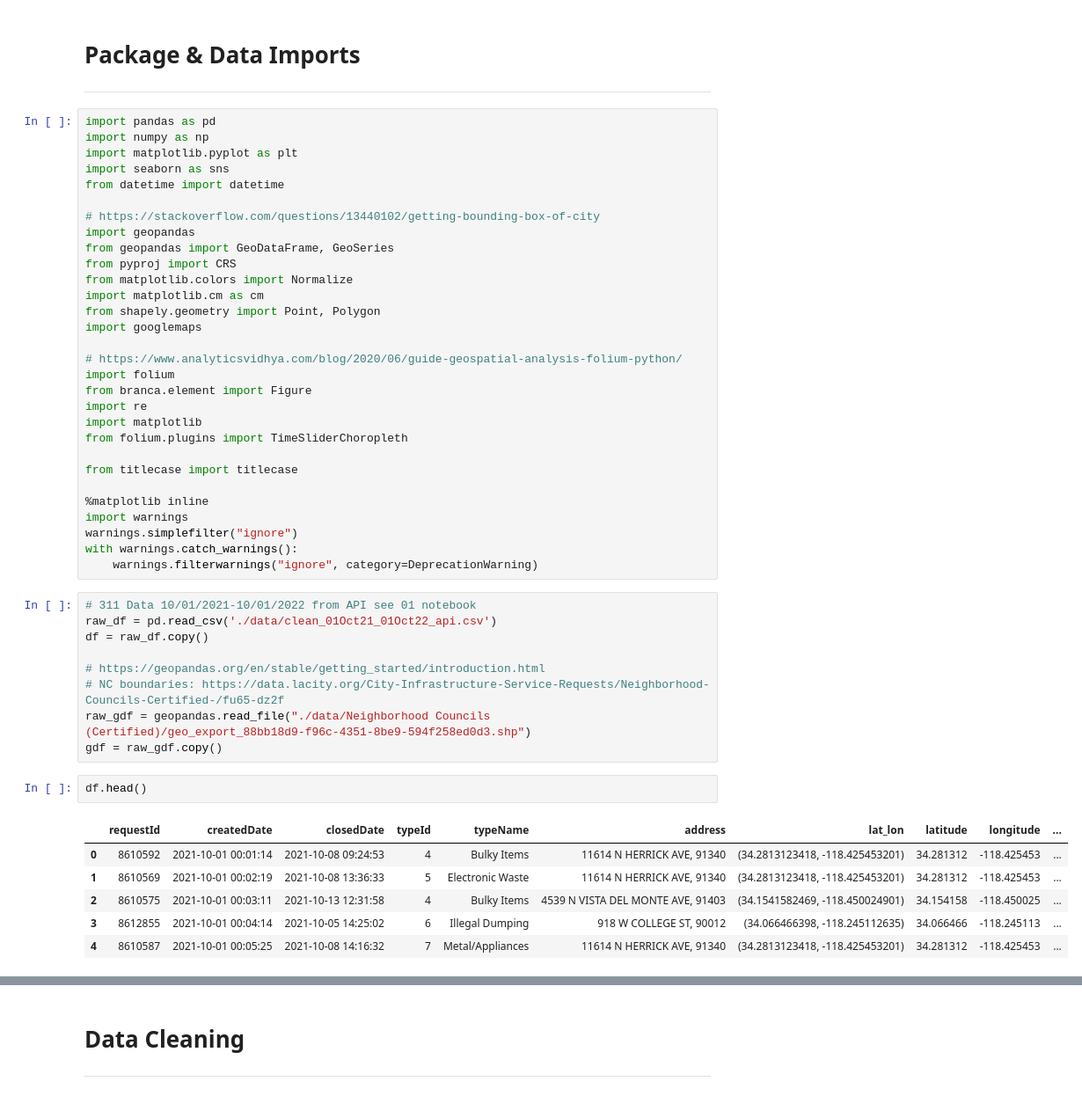
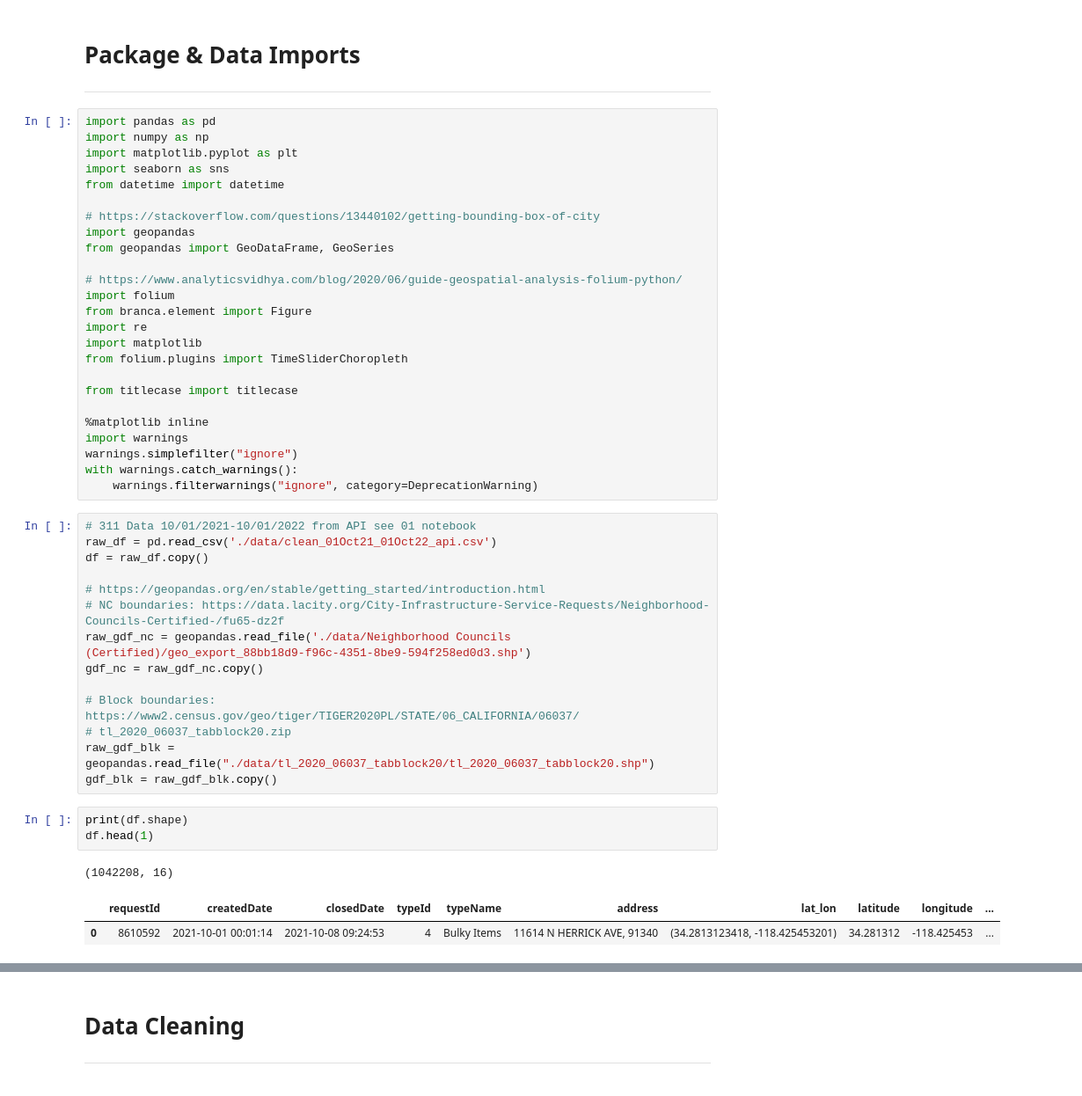
Before and after one commit to ajmachado42/Hack-for-LA-311-Data, a Jupyter notebook: I-1279/02_geospatial.ipynb, the cells around one changed output, grey strips where cells are left out. Shown at 88% size. Saved outputs shown, nothing was run; the diff lists cells and outputs as text.

```diff
--- a/I-1279/02_geospatial.ipynb
+++ b/I-1279/02_geospatial.ipynb
@@ -15,11 +15,6 @@ from datetime import datetime
 # https://stackoverflow.com/questions/13440102/getting-bounding-box-of-city
 import geopandas
 from geopandas import GeoDataFrame, GeoSeries
-from pyproj import CRS
-from matplotlib.colors import Normalize
-import matplotlib.cm as cm
-from shapely.geometry import Point, Polygon
-import googlemaps
 
 # https://www.analyticsvidhya.com/blog/2020/06/guide-geospatial-analysis-folium-python/
 import folium
@@ -42,14 +37,17 @@ df = raw_df.copy()
 
 # https://geopandas.org/en/stable/getting_started/introduction.html
 # NC boundaries: https://data.lacity.org/City-Infrastructure-Service-Requests/Neighborhood-Councils-Certified-/fu65-dz2f
-raw_gdf = geopandas.read_file("./data/Neighborhood Councils (Certified)/geo_export_88bb18d9-f96c-4351-8be9-594f258ed0d3.shp")
-gdf = raw_gdf.copy()
+raw_gdf_nc = geopandas.read_file('./data/Neighborhood Councils (Certified)/geo_export_88bb18d9-f96c-4351-8be9-594f258ed0d3.shp')
+gdf_nc = raw_gdf_nc.copy()
+
+# Block boundaries: https://www2.census.gov/geo/tiger/TIGER2020PL/STATE/06_CALIFORNIA/06037/
+# tl_2020_06037_tabblock20.zip
+raw_gdf_blk = geopandas.read_file("./data/tl_2020_06037_tabblock20/tl_2020_06037_tabblock20.shp")
+gdf_blk = raw_gdf_blk.copy()
 # %%
-df.head()
+print(df.shape)
+df.head(1)
 # %% [output]
+(1042208, 16)
 |  | requestId | createdDate | closedDate | typeId | typeName | address | lat_lon | latitude | longitude | ... |
 | 0 | 8610592 | 2021-10-01 00:01:14 | 2021-10-08 09:24:53 | 4 | Bulky Items | 11614 N HERRICK AVE, 91340 | (34.2813123418, -118.425453201) | 34.281312 | -118.425453 | ... |
-| 1 | 8610569 | 2021-10-01 00:02:19 | 2021-10-08 13:36:33 | 5 | Electronic Waste | 11614 N HERRICK AVE, 91340 | (34.2813123418, -118.425453201) | 34.281312 | -118.425453 | ... |
-| 2 | 8610575 | 2021-10-01 00:03:11 | 2021-10-13 12:31:58 | 4 | Bulky Items | 4539 N VISTA DEL MONTE AVE, 91403 | (34.1541582469, -118.450024901) | 34.154158 | -118.450025 | ... |
-| 3 | 8612855 | 2021-10-01 00:04:14 | 2021-10-05 14:25:02 | 6 | Illegal Dumping | 918 W COLLEGE ST, 90012 | (34.066466398, -118.245112635) | 34.066466 | -118.245113 | ... |
-| 4 | 8610587 | 2021-10-01 00:05:25 | 2021-10-08 14:16:32 | 7 | Metal/Appliances | 11614 N HERRICK AVE, 91340 | (34.2813123418, -118.425453201) | 34.281312 | -118.425453 | ... |
```
Also changed, not shown: parts of 2 cells of this notebook, 1 other file.
